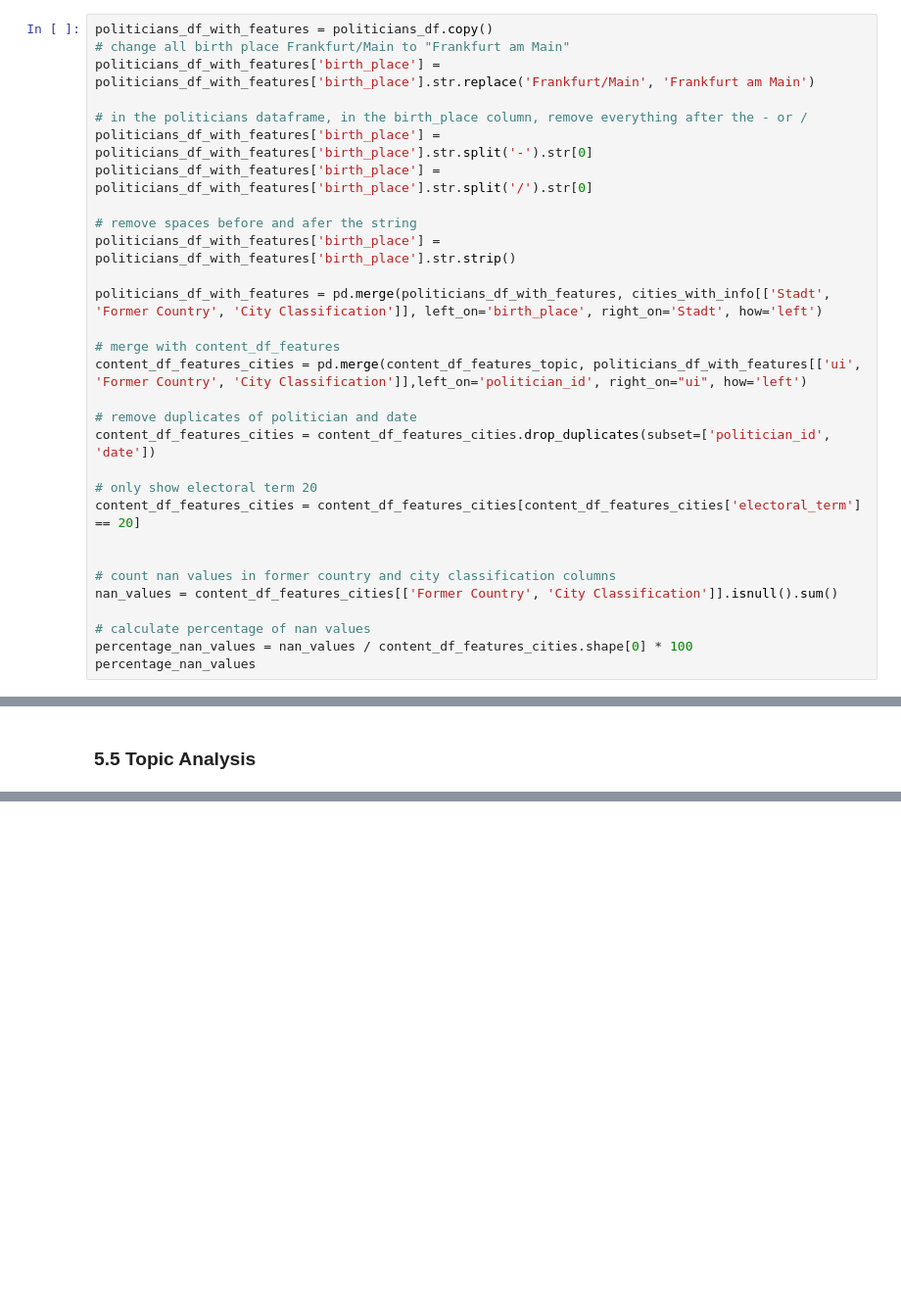
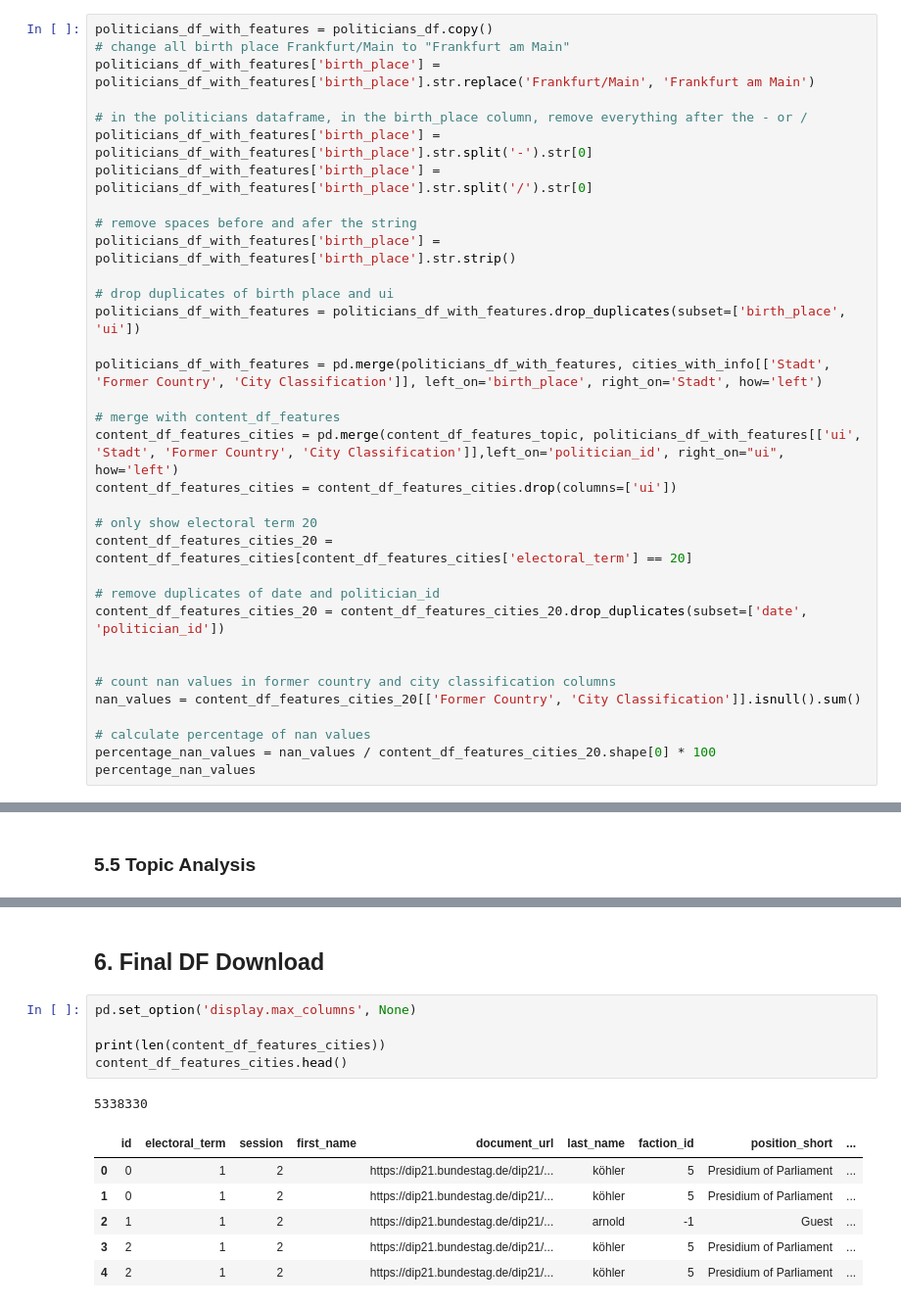
Before and after one commit to committopush/Thesis, a Jupyter notebook: Data_Cleaning_v4.ipynb, the cells around one changed output, grey strips where cells are left out. Shown at 98% size. Drawn from its saved outputs; the diff is of its cells as text; blank space fills up the shorter version.

```diff
--- a/Data_Cleaning_v4.ipynb
+++ b/Data_Cleaning_v4.ipynb
@@ -1545,23 +1677,27 @@ politicians_df_with_features['birth_place'] = politicians_df_with_features['birt
 # remove spaces before and afer the string
 politicians_df_with_features['birth_place'] = politicians_df_with_features['birth_place'].str.strip()
 
+# drop duplicates of birth place and ui
+politicians_df_with_features = politicians_df_with_features.drop_duplicates(subset=['birth_place', 'ui'])
+
 politicians_df_with_features = pd.merge(politicians_df_with_features, cities_with_info[['Stadt', 'Former Country', 'City Classification']], left_on='birth_place', right_on='Stadt', how='left')
 
 # merge with content_df_features
-content_df_features_cities = pd.merge(content_df_features_topic, politicians_df_with_features[['ui', 'Former Country', 'City Classification']],left_on='politician_id', right_on="ui", how='left')
-
-# remove duplicates of politician and date
-content_df_features_cities = content_df_features_cities.drop_duplicates(subset=['politician_id', 'date'])
+content_df_features_cities = pd.merge(content_df_features_topic, politicians_df_with_features[['ui', 'Stadt', 'Former Country', 'City Classification']],left_on='politician_id', right_on="ui", how='left')
+content_df_features_cities = content_df_features_cities.drop(columns=['ui'])
 
 # only show electoral term 20
-content_df_features_cities = content_df_features_cities[content_df_features_cities['electoral_term'] == 20]
+content_df_features_cities_20 = content_df_features_cities[content_df_features_cities['electoral_term'] == 20]
+
+# remove duplicates of date and politician_id
+content_df_features_cities_20 = content_df_features_cities_20.drop_duplicates(subset=['date', 'politician_id'])
 
 
 # count nan values in former country and city classification columns
-nan_values = content_df_features_cities[['Former Country', 'City Classification']].isnull().sum()
+nan_values = content_df_features_cities_20[['Former Country', 'City Classification']].isnull().sum()
 
 # calculate percentage of nan values
-percentage_nan_values = nan_values / content_df_features_cities.shape[0] * 100
+percentage_nan_values = nan_values / content_df_features_cities_20.shape[0] * 100
 percentage_nan_values
 # %% [output]
 Former Country         19.414821
@@ -1704,3 +1840,18 @@ plt.savefig('topic_distribution.png', dpi=300)
 plt.show()
 # %% [output]
 [figure]
+# %% [markdown]
+## 6. Final DF Download
+# %%
+pd.set_option('display.max_columns', None)
+
+print(len(content_df_features_cities))
+content_df_features_cities.head()
+# %% [output]
+5338330
+|  | id | electoral_term | session | first_name | document_url | last_name | faction_id | position_short | ... |
+| 0 | 0 | 1 | 2 |  | https://dip21.bundestag.de/dip21/... | köhler | 5 | Presidium of Parliament | ... |
+| 1 | 0 | 1 | 2 |  | https://dip21.bundestag.de/dip21/... | köhler | 5 | Presidium of Parliament | ... |
+| 2 | 1 | 1 | 2 |  | https://dip21.bundestag.de/dip21/... | arnold | -1 | Guest | ... |
+| 3 | 2 | 1 | 2 |  | https://dip21.bundestag.de/dip21/... | köhler | 5 | Presidium of Parliament | ... |
+| 4 | 2 | 1 | 2 |  | https://dip21.bundestag.de/dip21/... | köhler | 5 | Presidium of Parliament | ... |
```
Also changed, not shown: parts of 13 cells of this notebook.
